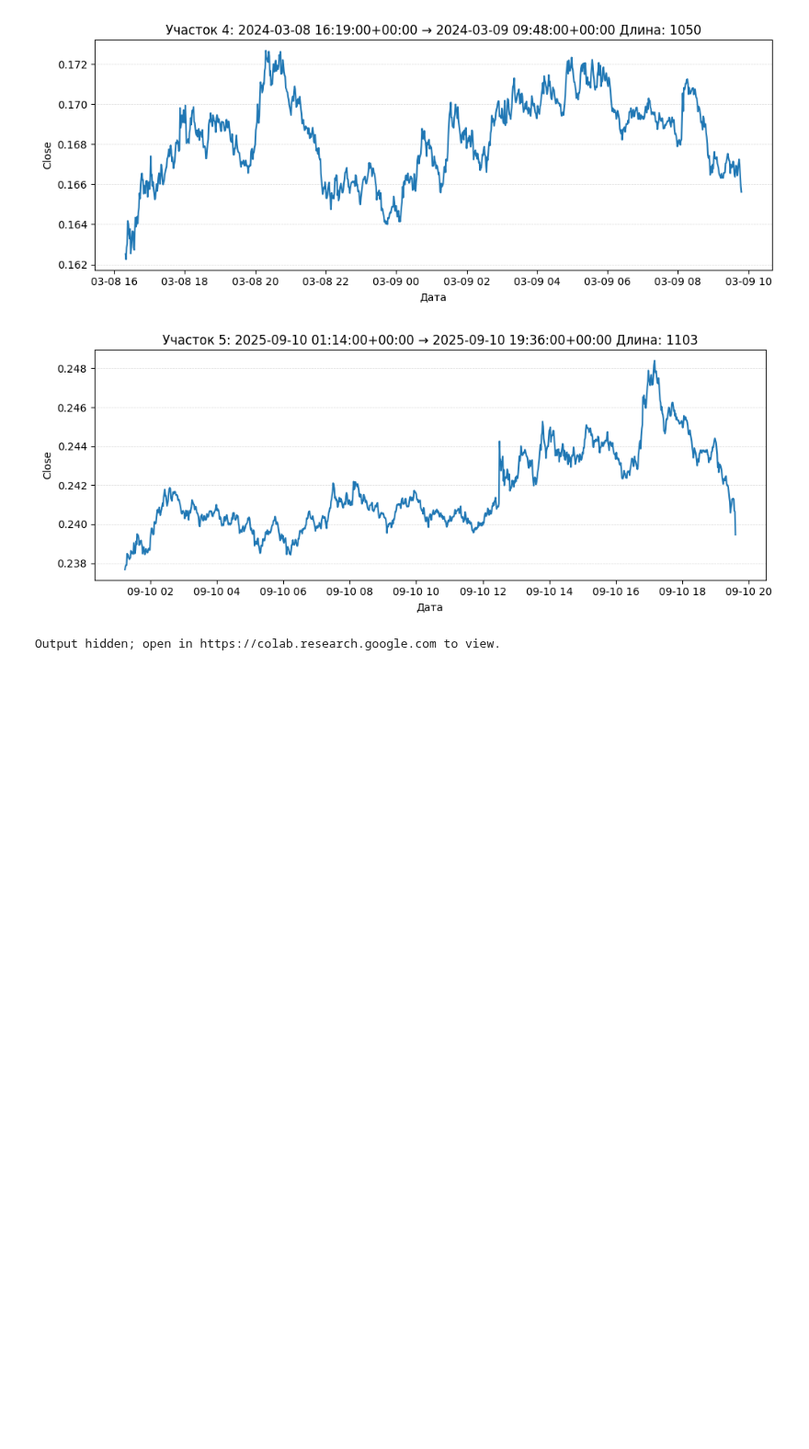
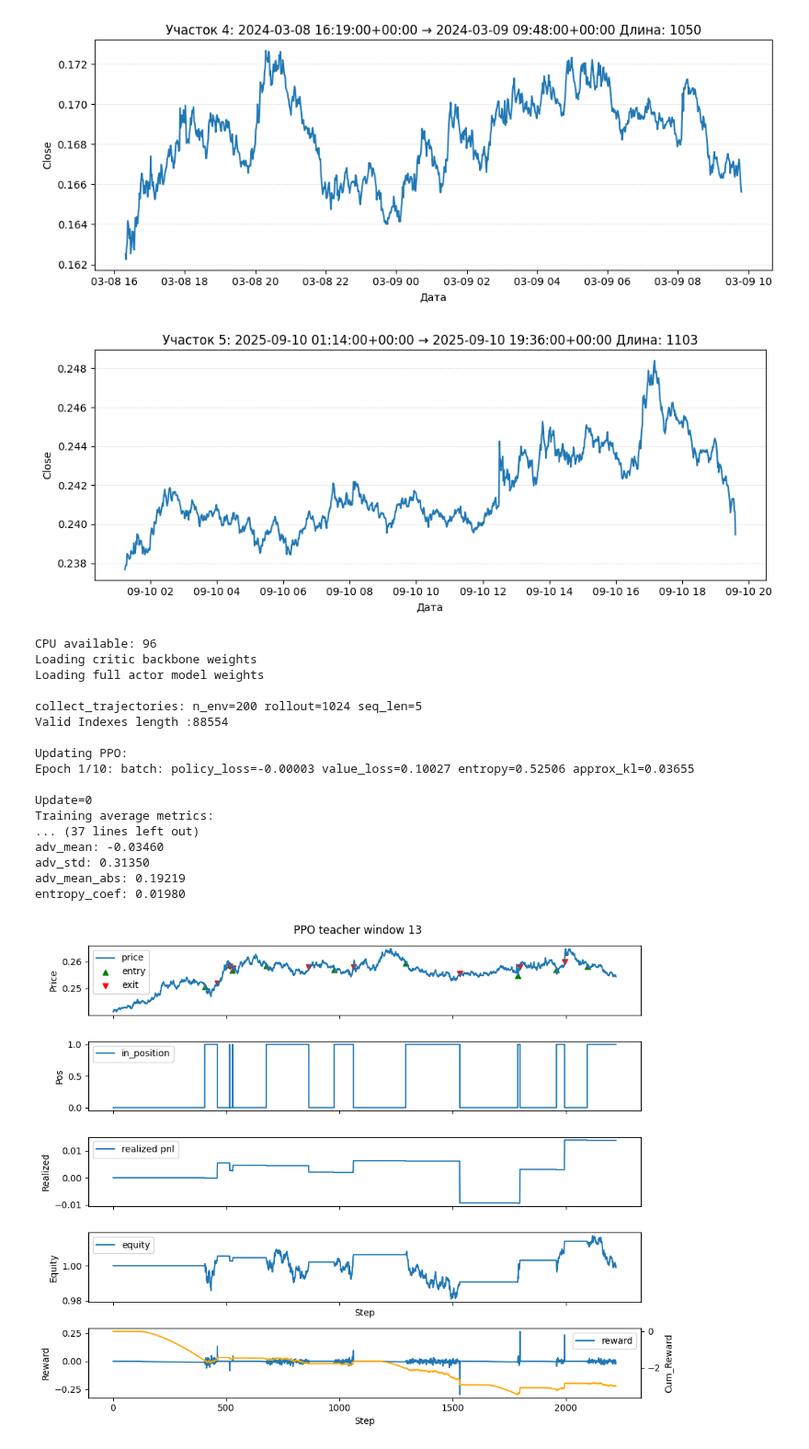
Before and after one commit to SIA86/pretrained_rl_ppo_model, a Jupyter notebook: RL_training.ipynb, the cells around one changed output. Shown at 92% size. Cells and saved outputs as stored; diff of their text form; code cells hidden in the pictures; blank space fills up the shorter version.

Commit message:
Обновление 24-09-25 02:46

```diff
--- a/RL_training.ipynb
+++ b/RL_training.ipynb
@@ -358,10 +358,10 @@ PPO_UNITS = CONFIG['units'] #  кол-во нейронов (такое же к
 PPO_DROPOUT = CONFIG['dropout']
 
 # PPO params
-PPO_UPDATES = 50         # число обновлений политики за цикл обучения (эпохи)
-PPO_N_ENV = 100        # количество параллельных окружений для сбора данных
+PPO_UPDATES = 100         # число обновлений политики за цикл обучения (эпохи)
+PPO_N_ENV = 200        # количество параллельных окружений для сбора данных
 PPO_N_VAL = 2           # кол-во валидаций на один update
-PPO_ROLLOUT = 512       # длина траектории (количество шагов), собираемой перед обновлением
+PPO_ROLLOUT = 1024       # длина траектории (количество шагов), собираемой перед обновлением
 PPO_ACTOR_LR = 1e-3     # скорость обучения актёра
 PPO_CRITIC_LR = 3e-4    # скорость обучения критика
 PPO_CLIP_RATIO = 0.2    # центральный гиперпараметр в алгоритме Proximal Policy Optimization. Его называют «шириной зажима»
@@ -378,7 +378,7 @@ PPO_TARGET_KL = 0.03    # целевое значение KL‑диверген
 PPO_MAX_GRAD_NORM = 0.5 # ограничение нормы градиента для стабилизации обучения
 PPO_VAL_INTERVAL = 2    # периодичность валидации (через сколько циклов обучения)
 PPO_DEBUG = True        # режим вывода отладочной информации
-PPO_DEALS_FREQ = 0.90    # допустимое кол-во сделок модели относительно учителя
+PPO_DEALS_FREQ = 0.10    # допустимое кол-во сделок модели относительно учителя
 
 # INDEXES = [("2024-05-01", 1000), ("2024-07-01", 500)] # если хочешь учить на конкретных отрезках данных
 
@@ -390,31 +390,35 @@ ppo_train_df, ppo_val_df, ppo_test_df, _feat_stats = prepare_datasets(df,
 
 
 TRAIN_CFG = EnvConfig(
-    mode=1,                     # работаем только от длинной позиции
-    fee=0.0002,                 # комиссия
-    spread=0.0,                 # без спреда
-    leverage=1.0,               # без плеча
+    mode=1,                         # работаем только от длинной позиции
+    fee=0.0005,                     # комиссия
+    spread=0.0,                     # без спреда
+    leverage=1.0,                   # без плеча
     max_steps=PPO_ROLLOUT + PPO_SEQ_LEN,
-    reward_scale=1.0,           # без масштабирования вознаграждения
-    valid_time=10,              # задержка после которой начинат начисляться штраф
-    time_penalty=0.000001,      # штраф за бездействие (np.sqrt(max(0, wait_steps -5) * time_penalty))
-    hold_penalty=0.000001,      # штраф за удержание (np.sqrt(max(0, hold_steps -5) * hold_penalty))
-    terminal_reward = True,    # дополнительная награда по закрытию сделки
-    terminal_reward_coef = 1.0, # коэффициент доп. награды
+    reward_scale=10.0,              # без масштабирования вознаграждения
+    valid_time=120,                 # задержка после которой начинат начисляться штраф
+    time_penalty=0.00005,           # штраф за бездействие (np.sqrt(max(0, wait_steps -5) * time_penalty))
+    hold_penalty=0.00005,           # штраф за удержание (np.sqrt(max(0, hold_steps -5) * hold_penalty))
+    terminal_reward = True,         # дополнительная награда по закрытию сделки
+    terminal_reward_coef = 2.0,     # коэффициент доп. награды
+    close_deal_if_done = False,     # закрытие сделки в конце эпизода
+    only_positive_tr_reward = True  # только положительная терминальная награда
 )
 
 VAL_CFG = EnvConfig(
-    mode=1,                     # работаем только от длинной позиции
-    fee=0.0002,                 # комиссия
-    spread=0.0,                 # без спреда
-    leverage=1.0,               # без плеча
-    max_steps=10**9,            # практически бесконечный эпизод
-    reward_scale=1.0,           # без масштабирования вознаграждения
-    valid_time=10,              # задержка после которой начинат начисляться штраф
-    time_penalty=0.000001,      # штраф за бездействие (np.sqrt(max(0, wait_steps -5) * time_penalty))
-    hold_penalty=0.000001,      # штраф за удержание (np.sqrt(max(0, hold_steps -5) * hold_penalty))
-    terminal_reward = True,    # дополнительная награда по закрытию сделки
-    terminal_reward_coef = 1.0, # коэффициент доп. награды
+    mode=1,                         # работаем только от длинной позиции
+    fee=0.0005,                     # комиссия
+    spread=0.0,                     # без спреда
+    leverage=1.0,                   # без плеча
+    max_steps=1e9,
+    reward_scale=10.0,              # без масштабирования вознаграждения
+    valid_time=120,                 # задержка после которой начинат начисляться штраф
+    time_penalty=0.00005,           # штраф за бездействие (np.sqrt(max(0, wait_steps -5) * time_penalty))
+    hold_penalty=0.00005,           # штраф за удержание (np.sqrt(max(0, hold_steps -5) * hold_penalty))
+    terminal_reward = True,         # дополнительная награда по закрытию сделки
+    terminal_reward_coef = 2.0,     # коэффициент доп. награды
+    close_deal_if_done = False,     # закрытие сделки в конце эпизода
+    only_positive_tr_reward = True  # только положительная терминальная награда
 )
 
 actor, critic, train_log, val_log = train(
@@ -430,31 +434,48 @@ actor, critic, train_log, val_log = train(
     backbone_weights = BEST_BACKBONE_PATH,
     save_path = PPO_SAVE_PATH,
     num_actions = PPO_NUM_ACTIONS,
     units = PPO_UNITS,
     dropout = PPO_DROPOUT,
     updates = PPO_UPDATES,
     n_env = PPO_N_ENV,
     n_validations = PPO_N_VAL,
     deals_frequency = PPO_DEALS_FREQ,
     rollout = PPO_ROLLOUT,
     actor_lr = PPO_ACTOR_LR,
     critic_lr = PPO_CRITIC_LR,
     clip_ratio = PPO_CLIP_RATIO,
     c1 = PPO_C1,
     c2 = PPO_C2,
     gamma = PPO_GAMMA,
     lam = PPO_LAM,
     epochs = PPO_EPOCHS,
     batch_size = PPO_BATCH_SIZE,
     teacher_kl = PPO_TEACHER_KL,
     kl_decay = PPO_KL_DECAY,
     entropy_decay = PPO_ENTROPY_DECAY,
     max_grad_norm = PPO_MAX_GRAD_NORM,
     target_kl = PPO_TARGET_KL,
     val_interval = PPO_VAL_INTERVAL,
     index_ranges = segments,
     debug = PPO_DEBUG,
     log_to_pdf_path=True
 )
 # %% [output]
-Output hidden; open in https://colab.research.google.com to view.
+CPU available: 96
+Loading critic backbone weights
+Loading full actor model weights
+
+collect_trajectories: n_env=200 rollout=1024 seq_len=5
+Valid Indexes length :88554
+
+Updating PPO:
+Epoch 1/10: batch: policy_loss=-0.00003 value_loss=0.10027 entropy=0.52506 approx_kl=0.03655
+
+Update=0
+Training average metrics:
+... (37 lines left out)
+adv_mean: -0.03460
+adv_std: 0.31350
+adv_mean_abs: 0.19219
+entropy_coef: 0.01980
+[figure, added]
```
Also changed, not shown: parts of 3 cells of this notebook, 3 other files.
